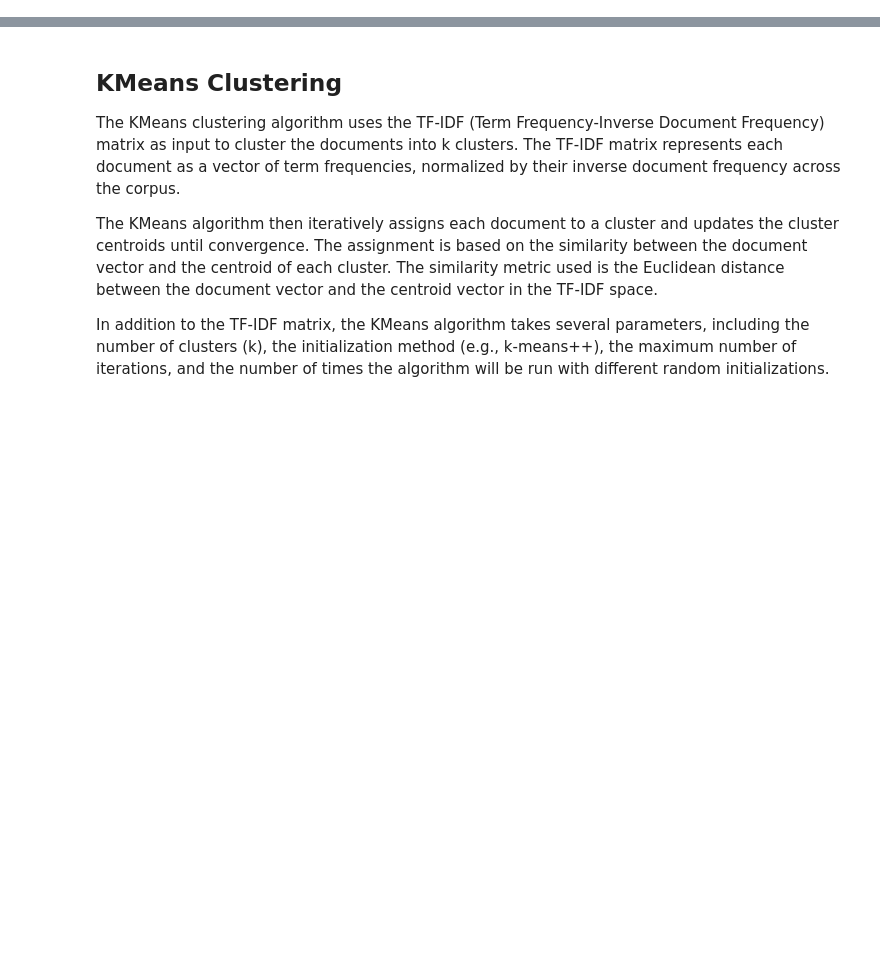
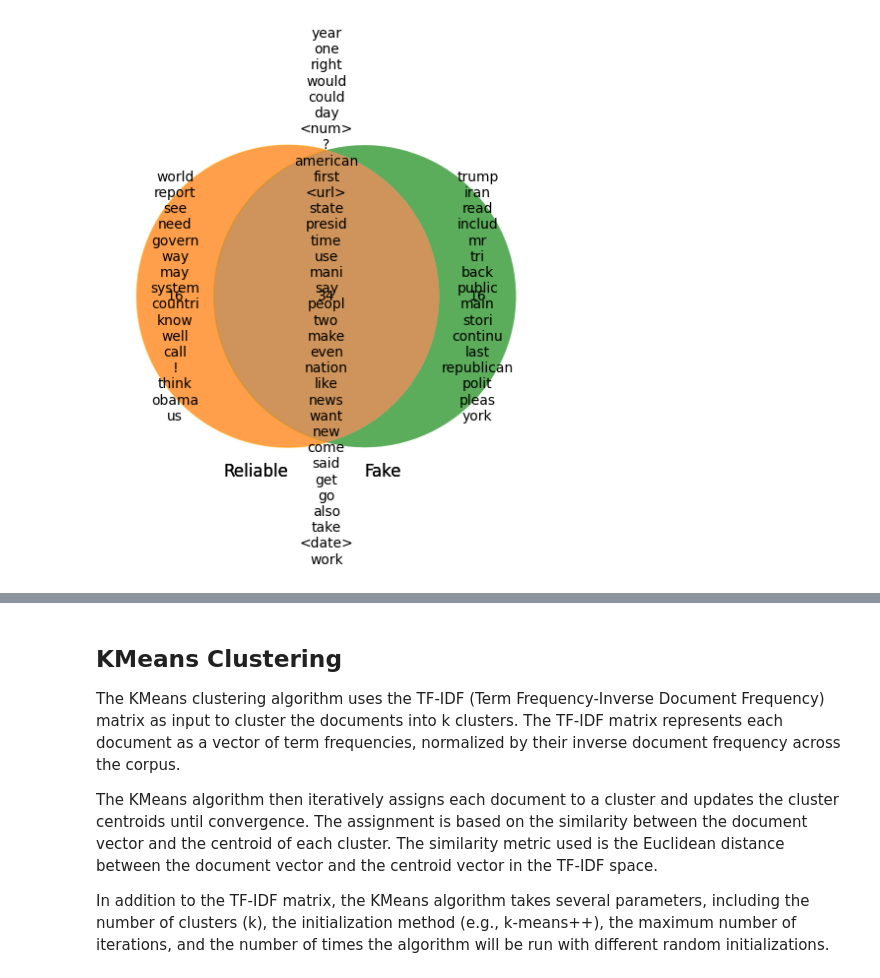
Before and after one commit to henrikdchristensen/DIKU-DS-Exam-FakeNewsDetection, a Jupyter notebook: src/stats.ipynb, the cells around one changed output, grey strips where cells are left out. Cells and saved outputs as stored; diff of their text form; code cells hidden in the pictures; blank space fills up the shorter version.

```diff
--- a/src/stats.ipynb
+++ b/src/stats.ipynb
@@ -37,7 +85,9 @@ wf.plot()
 # %%
 wf.plotVenn(wf2.sorted_frequency)
-wf.plot()
-wf2.plot()
+# wf.plot()
+# wf2.plot()
+# %% [output]
+[figure, added]
 # %%
 print(wf2.totalRows)
 print(wf.totalRows)
```
Also changed, not shown: parts of 12 cells of this notebook, 3 other files.
